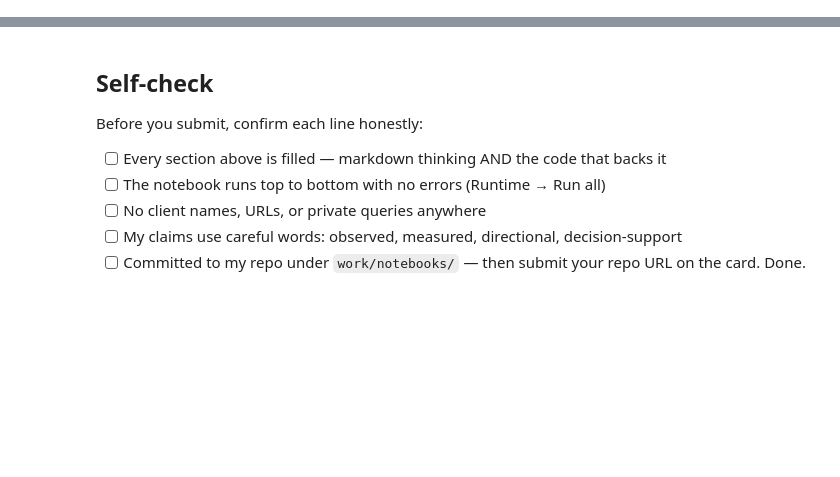
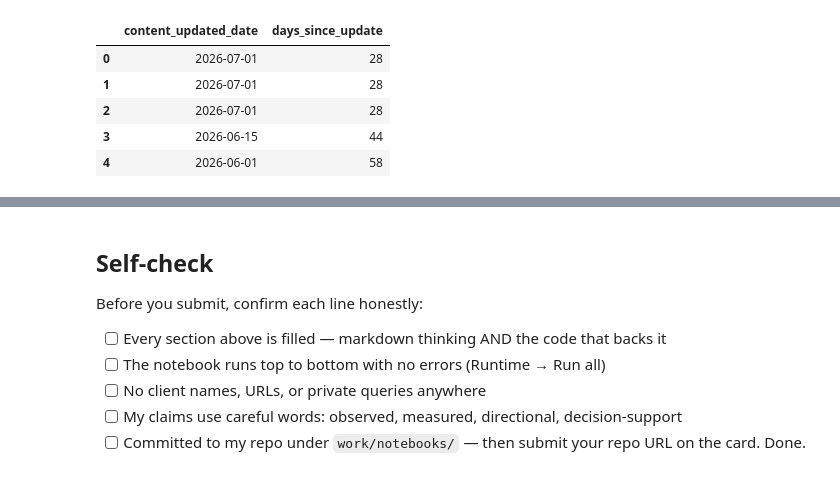
Before and after one commit to R-SamiUllah/Flyrank-Task1, a Jupyter notebook: work/notebooks/w04_baseline_score.ipynb, the cells around one changed output, grey strips where cells are left out. Drawn from its saved outputs; the diff is of its cells as text; code cells hidden in the pictures; blank space fills up the shorter version.

```diff
--- a/work/notebooks/w04_baseline_score.ipynb
+++ b/work/notebooks/w04_baseline_score.ipynb
@@ -22,0 +106,19 @@ This skeleton is yours to fill. Work the sections **in order** — each one has
+# %%
+content_df["content_updated_date"] = pd.to_datetime(
+    content_df["content_updated_date"],
+    errors="coerce"
+)
+
+content_df["days_since_update"] = (
+    pd.Timestamp.today().normalize() -
+    content_df["content_updated_date"]
+).dt.days
+
+content_df[["content_updated_date", "days_since_update"]].head()
+# %% [output]
+|  | content_updated_date | days_since_update |
+| 0 | 2026-07-01 | 28 |
+| 1 | 2026-07-01 | 28 |
+| 2 | 2026-07-01 | 28 |
+| 3 | 2026-06-15 | 44 |
+| 4 | 2026-06-01 | 58 |
```
Also changed, not shown: parts of 25 cells of this notebook.
